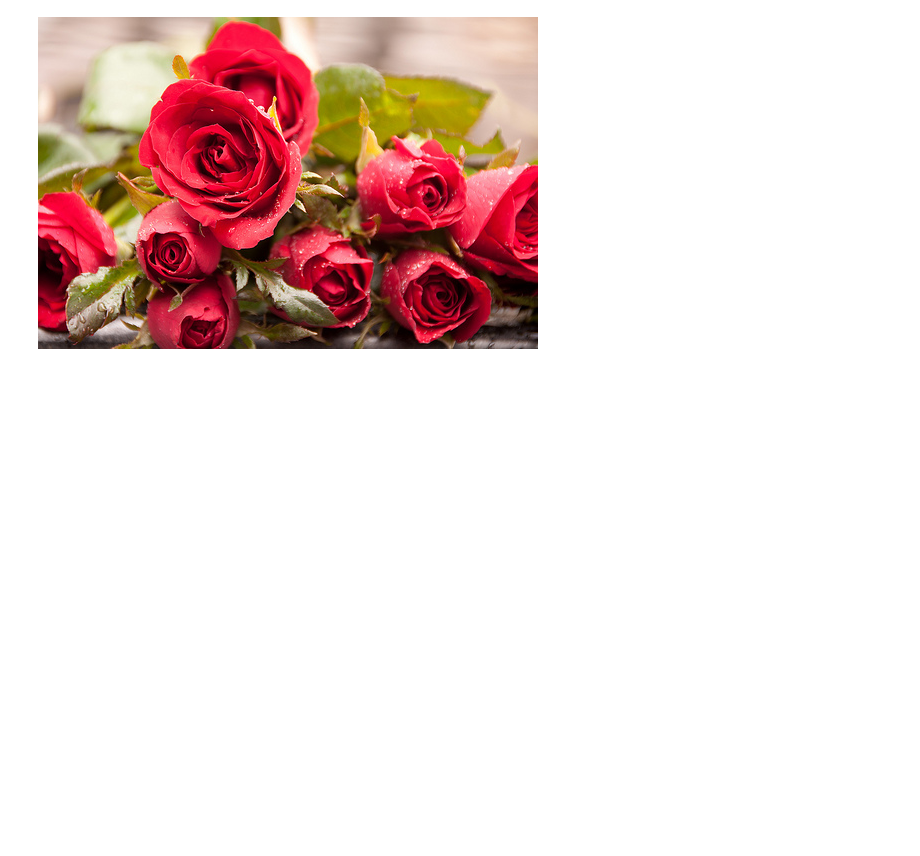
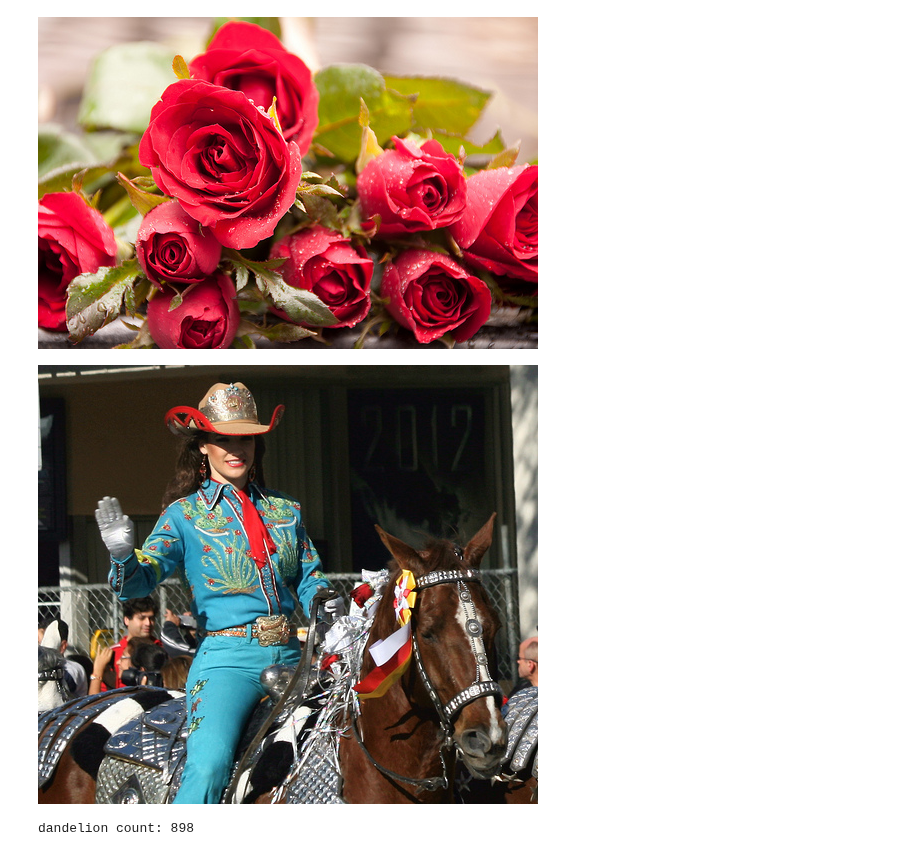
Before and after one commit to martin-fabbri/colab-notebooks, a Jupyter notebook: deeplearning.ai/tf/load_images.ipynb, the cells around one changed output. Saved outputs shown, nothing was run; the diff lists cells and outputs as text; code cells hidden in the pictures; blank space fills up the shorter version.

```diff
--- a/deeplearning.ai/tf/load_images.ipynb
+++ b/deeplearning.ai/tf/load_images.ipynb
@@ -61,3 +62,12 @@ roses count: 641
 PIL.Image.open(str(roses[0]))
 # %% [output]
 [figure]
+# %%
+PIL.Image.open(str(roses[1]))
+# %% [output]
+[figure, added]
+# %%
+dandelion = list(data_dir.glob('dandelion/*'))
+print(f'dandelion count: {len(dandelion)}')
+# %% [output]
+dandelion count: 898
```
Also changed, not shown: parts of 11 cells of this notebook.
